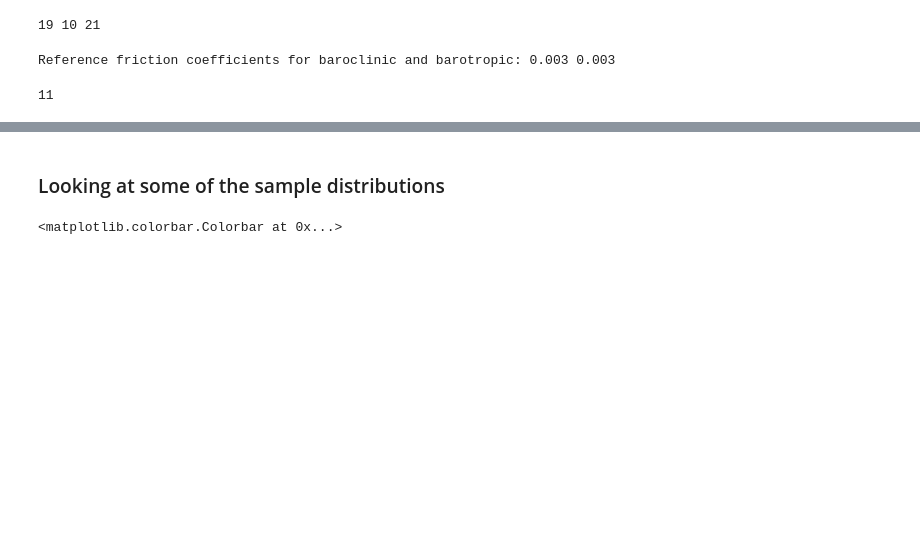
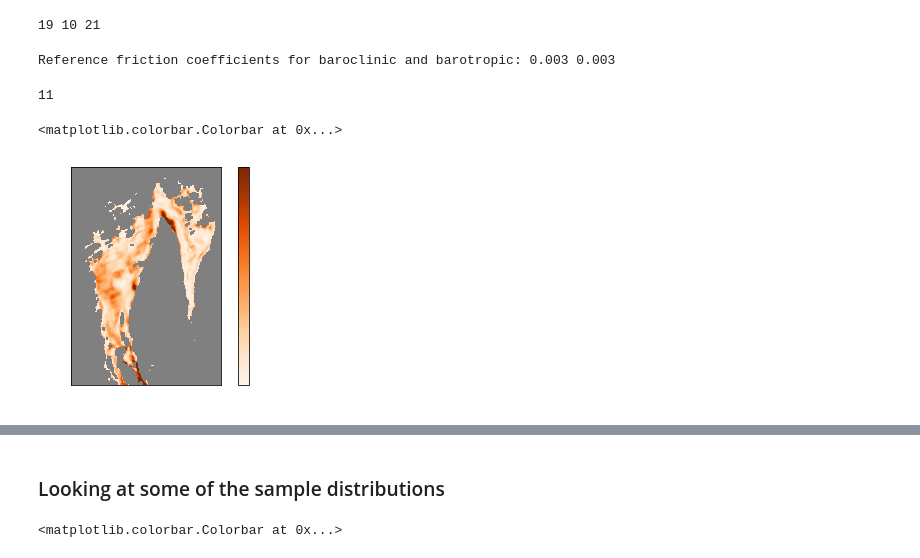
Before and after one commit to sintefmath/reduced-gravity-ocean-model, a Jupyter notebook: notebooks/Oslofjord/Oslofjord-perturbingSingleParameters.ipynb, the cells around one changed output, grey strips where cells are left out. Cells and saved outputs as stored; diff of their text form; code cells hidden in the pictures; blank space fills up the shorter version.

```diff
--- a/notebooks/Oslofjord/Oslofjord-perturbingSingleParameters.ipynb
+++ b/notebooks/Oslofjord/Oslofjord-perturbingSingleParameters.ipynb
@@ -199,6 +199,25 @@ len(friction_samples)
 # %% [output]
 Reference friction coefficients for baroclinic and barotropic: 0.003 0.003
 11
+# %%
+from gpuocean.utils import PlotHelper
+_, H_m = barotropic_ref_sim.downloadBathymetry()
+eta = ref_barotropic_data_args["eta0"]
+hu  = ref_barotropic_data_args["hu0"]
+hv  = ref_barotropic_data_args["hv0"]
+
+V = PlotHelper.genVelocity(eta + H_m, hu, hv)
+V.mask = eta.mask
+
+# Colormaps
+v_cmap=plt.cm.Oranges
+v_cmap.set_bad('grey', alpha=1.0)
+
+plt.imshow(V, cmap=v_cmap, vmin=0.0, vmax=0.1)
+plt.colorbar()
+# %% [output]
+<matplotlib.colorbar.Colorbar at 0x...>
+[figure, added]
 # %%
 # Barotropic data args by starting from earlier timesteps and doing a sufficient spin-up
 num_bar_realizations = 5
```
Also changed, not shown: parts of 47 cells of this notebook.
